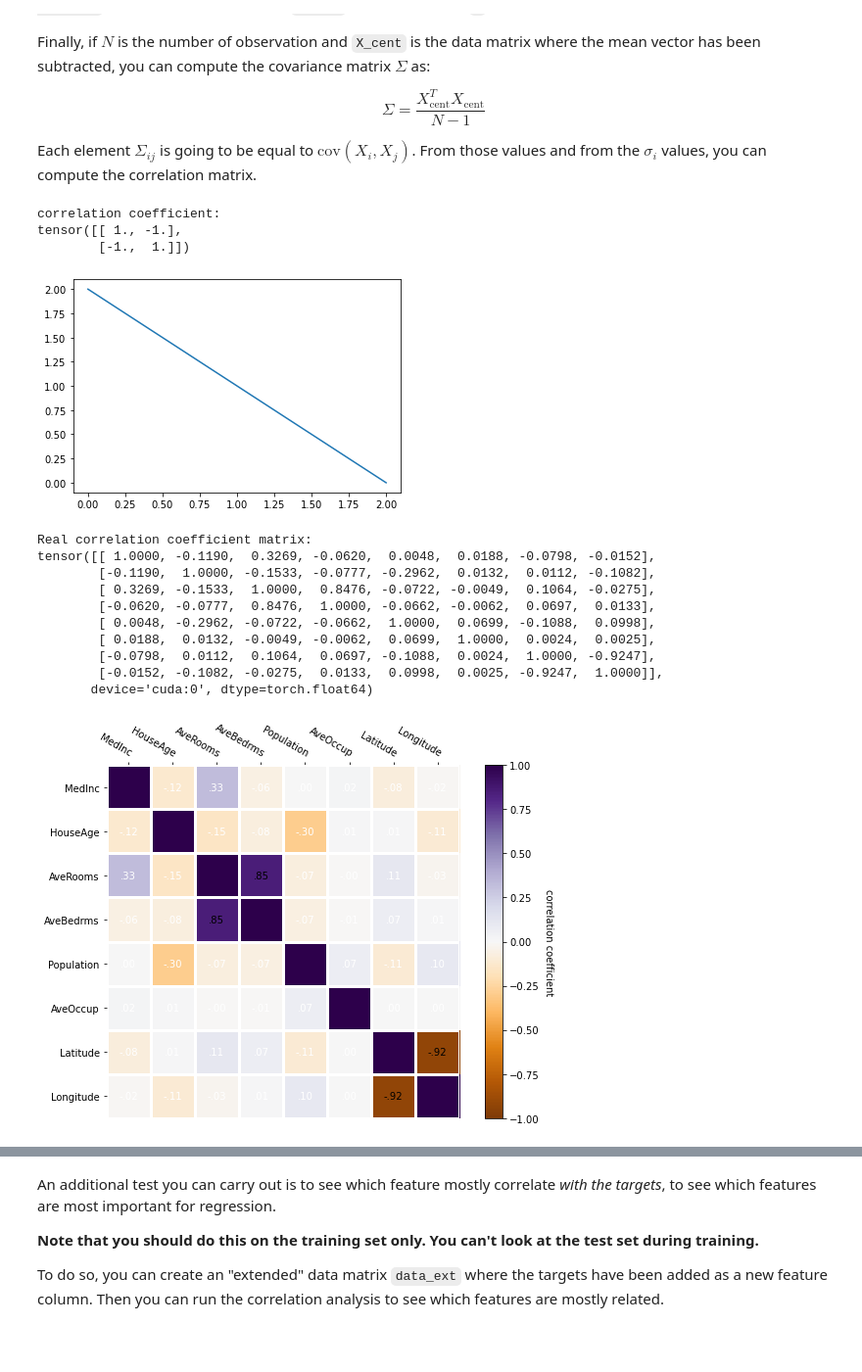
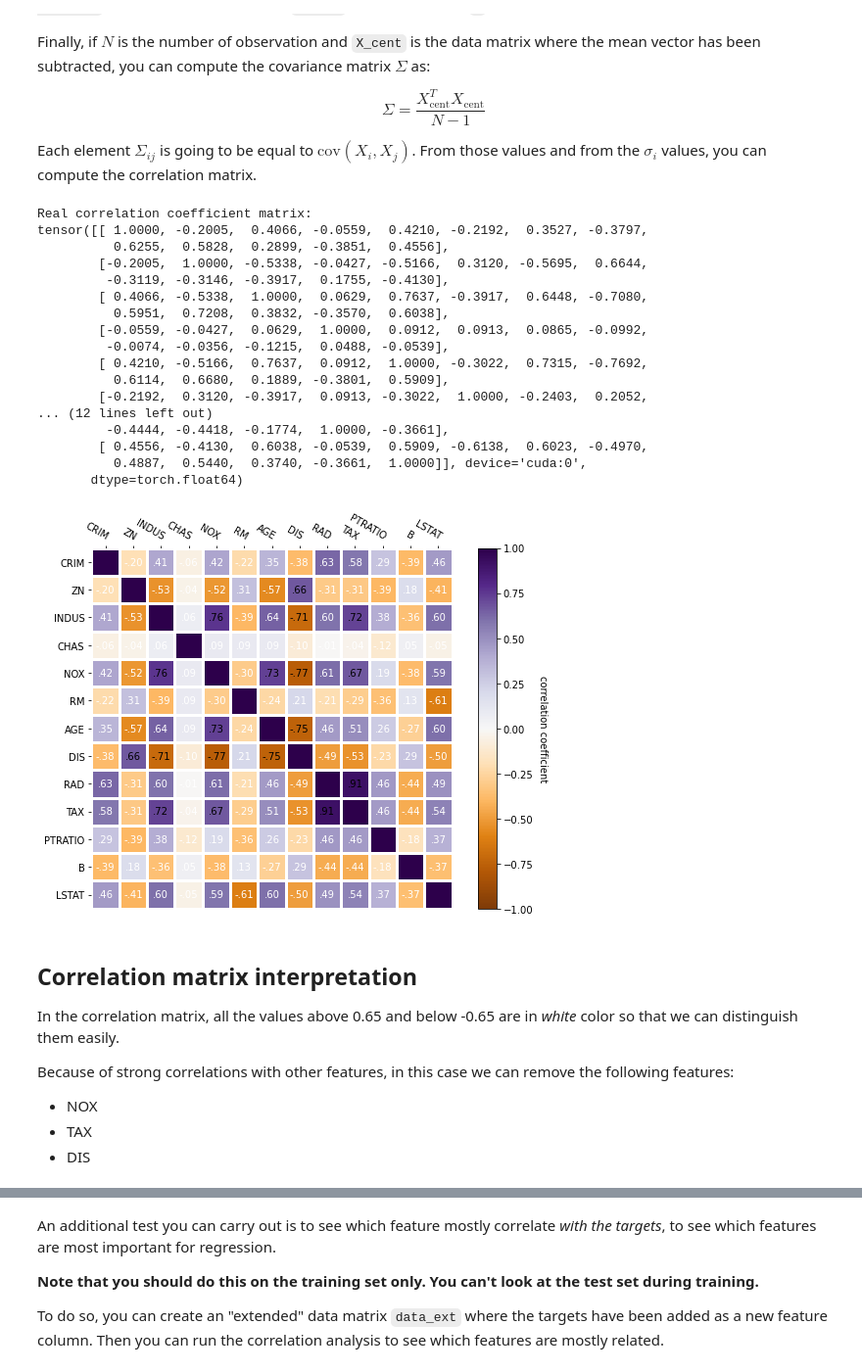
Before and after one commit to lauralex/ML-homework1, a Jupyter notebook: notebooks/linearRegression_homework.ipynb, the cells around one changed output, grey strips where cells are left out. Shown: that part at 98% size. Drawn from its saved outputs; the diff is of its cells as text; code cells hidden in the pictures; blank space fills up the shorter version.

```diff
--- a/notebooks/linearRegression_homework.ipynb
+++ b/notebooks/linearRegression_homework.ipynb
@@ -10,10 +10,11 @@ We don't have direct access to the dataset from PyTorch, but the `scikit` librar
 An important part of the exercise will be to get used to process input dataset and translate it into a suitable format for your analysis.
 # %%
 # Import dataset
-from sklearn.datasets import fetch_california_housing
+from sklearn.datasets import load_boston
 from sklearn.model_selection import train_test_split
 import torch
 import matplotlib.pyplot as plt
 import matplotlib
 import numpy as np
-dataset = fetch_california_housing()
+
+dataset = load_boston()
@@ -52,4 +71,6 @@ From this point, prepare the data to process it as done in the previous exercise
 # %%
 tensor_data = torch.from_numpy(dataset['data'])
+tensor_target = torch.from_numpy(dataset['target'])
 if torch.cuda.is_available():
     tensor_data = tensor_data.to('cuda')
+    tensor_target = tensor_target.to('cuda')
@@ -114,18 +107,6 @@ Finally, if $N$ is the number of observation and `X_cent` is the data matrix whe
 $$\Sigma = \frac{X_{\text{cent}}^T X_{\text{cent}}}{N-1}$$
 
 Each element $\Sigma_{ij}$ is going to be equal to $\text{cov}(X_i,X_j)$. From those values and from the $\sigma_i$ values, you can compute the correlation matrix.
-# %%
-temp = torch.tensor([[0,1,2], [2,1,0]])
-
-plt.plot(temp[0], temp[1])
-
-corr_coeff = torch.corrcoef(temp)
-print('correlation coefficient:\n' + str(corr_coeff))
-# %% [output]
-correlation coefficient:
-tensor([[ 1., -1.],
-        [-1.,  1.]])
-[figure, removed]
 # %%
 def heatmap(data, row_labels, col_labels, ax=None,
             cbar_kw={}, cbarlabel="", **kwargs):
@@ -176,8 +157,8 @@ def heatmap(data, row_labels, col_labels, ax=None,
     # Turn spines off and create white grid.
     ax.spines[:].set_visible(False)
 
-    ax.set_xticks(np.arange(data.shape[1]+1)-.5, minor=True)
-    ax.set_yticks(np.arange(data.shape[0]+1)-.5, minor=True)
+    ax.set_xticks(np.arange(data.shape[1] + 1) - .5, minor=True)
+    ax.set_yticks(np.arange(data.shape[0] + 1) - .5, minor=True)
     ax.grid(which="minor", color="w", linestyle='-', linewidth=3)
     ax.tick_params(which="minor", bottom=False, left=False)
 
@@ -219,11 +200,11 @@ def annotate_heatmap(im, data=None, valfmt="{x:.2f}",
 
     # Normalize the threshold to the images color range.
     if threshold is not None and not double_sided_threshold:
-        threshold = im.norm(threshold)
+        threshold1 = im.norm(threshold)
     elif threshold is None:
-        threshold = im.norm(data.max())/2.
+        threshold1 = im.norm(data.max()) / 2.
     else:
-        threshold = im.norm(threshold)
+        threshold1 = im.norm(threshold)
         threshold2 = im.norm(-threshold)
 
     # Set default alignment to center, but allow it to be
@@ -241,33 +222,57 @@ def annotate_heatmap(im, data=None, valfmt="{x:.2f}",
     texts = []
     for i in range(data.shape[0]):
         for j in range(data.shape[1]):
-            kw.update(color=textcolors[int(im.norm(data[i, j]) > threshold or (double_sided_threshold and im.norm(data[i, j]) < threshold2))])
+            kw.update(color=textcolors[
+                int(im.norm(data[i, j]) > threshold1 or (double_sided_threshold and im.norm(data[i, j]) < threshold2))])
             text = im.axes.text(j, i, valfmt(data[i, j], None), **kw)
             texts.append(text)
 
     return texts
 
+
 def format_func(x, pos):
     return "{:.2f}".format(x).replace("0.", ".").replace("1.00", "")
+# %%
+# Perform covariance matrix calculation
+data_mean = tensor_data.mean(0)
+cov_mat_ij = ((tensor_data - data_mean).T @ (tensor_data - data_mean)) / (tensor_data.size(0))
+diagonal = cov_mat_ij.diag()
+stddev = diagonal.sqrt()
 # %%
 # Real correlation matrix
-corr_coeff = torch.corrcoef(tensor_data.T)
+corr_coeff = cov_mat_ij / stddev.view(-1, 1) / stddev.view(1, -1)
 print('Real correlation coefficient matrix:\n' + str(corr_coeff))
 _, ax = plt.subplots(figsize=(8, 6))
 im, _ = heatmap(corr_coeff.to('cpu'), dataset['feature_names'], dataset['feature_names'], ax=ax, cmap='PuOr',
                 cbarlabel='correlation coefficient', vmin=-1, vmax=1)
-annotate_heatmap(im, valfmt=matplotlib.ticker.FuncFormatter(format_func), textcolors=('white', 'black'), threshold=0.5, double_sided_threshold=True)
+annotate_heatmap(im, valfmt=matplotlib.ticker.FuncFormatter(format_func), textcolors=('white', 'black'), threshold=0.65,
+                 double_sided_threshold=True)
 plt.tight_layout()
 # %% [output]
 Real correlation coefficient matrix:
-tensor([[ 1.0000, -0.1190,  0.3269, -0.0620,  0.0048,  0.0188, -0.0798, -0.0152],
-        [-0.1190,  1.0000, -0.1533, -0.0777, -0.2962,  0.0132,  0.0112, -0.1082],
-        [ 0.3269, -0.1533,  1.0000,  0.8476, -0.0722, -0.0049,  0.1064, -0.0275],
-        [-0.0620, -0.0777,  0.8476,  1.0000, -0.0662, -0.0062,  0.0697,  0.0133],
-        [ 0.0048, -0.2962, -0.0722, -0.0662,  1.0000,  0.0699, -0.1088,  0.0998],
-        [ 0.0188,  0.0132, -0.0049, -0.0062,  0.0699,  1.0000,  0.0024,  0.0025],
-        [-0.0798,  0.0112,  0.1064,  0.0697, -0.1088,  0.0024,  1.0000, -0.9247],
-        [-0.0152, -0.1082, -0.0275,  0.0133,  0.0998,  0.0025, -0.9247,  1.0000]],
-       device='cuda:0', dtype=torch.float64)
+tensor([[ 1.0000, -0.2005,  0.4066, -0.0559,  0.4210, -0.2192,  0.3527, -0.3797,
+          0.6255,  0.5828,  0.2899, -0.3851,  0.4556],
+        [-0.2005,  1.0000, -0.5338, -0.0427, -0.5166,  0.3120, -0.5695,  0.6644,
+         -0.3119, -0.3146, -0.3917,  0.1755, -0.4130],
+        [ 0.4066, -0.5338,  1.0000,  0.0629,  0.7637, -0.3917,  0.6448, -0.7080,
+          0.5951,  0.7208,  0.3832, -0.3570,  0.6038],
+        [-0.0559, -0.0427,  0.0629,  1.0000,  0.0912,  0.0913,  0.0865, -0.0992,
+         -0.0074, -0.0356, -0.1215,  0.0488, -0.0539],
+        [ 0.4210, -0.5166,  0.7637,  0.0912,  1.0000, -0.3022,  0.7315, -0.7692,
+          0.6114,  0.6680,  0.1889, -0.3801,  0.5909],
+        [-0.2192,  0.3120, -0.3917,  0.0913, -0.3022,  1.0000, -0.2403,  0.2052,
+... (12 lines left out)
+         -0.4444, -0.4418, -0.1774,  1.0000, -0.3661],
+        [ 0.4556, -0.4130,  0.6038, -0.0539,  0.5909, -0.6138,  0.6023, -0.4970,
+          0.4887,  0.5440,  0.3740, -0.3661,  1.0000]], device='cuda:0',
+       dtype=torch.float64)
-[figure, old version]
+[figure, new version]
+# %% [markdown]
+## Correlation matrix interpretation
+In the correlation matrix, all the values above 0.65 and below -0.65 are in *white* color so that we can distinguish them easily.
+
+Because of strong correlations with other features, in this case we can remove the following features:
+- NOX
+- TAX
+- DIS
 # %%
```
Also changed, not shown: parts of 12 cells of this notebook, 1 other file.
